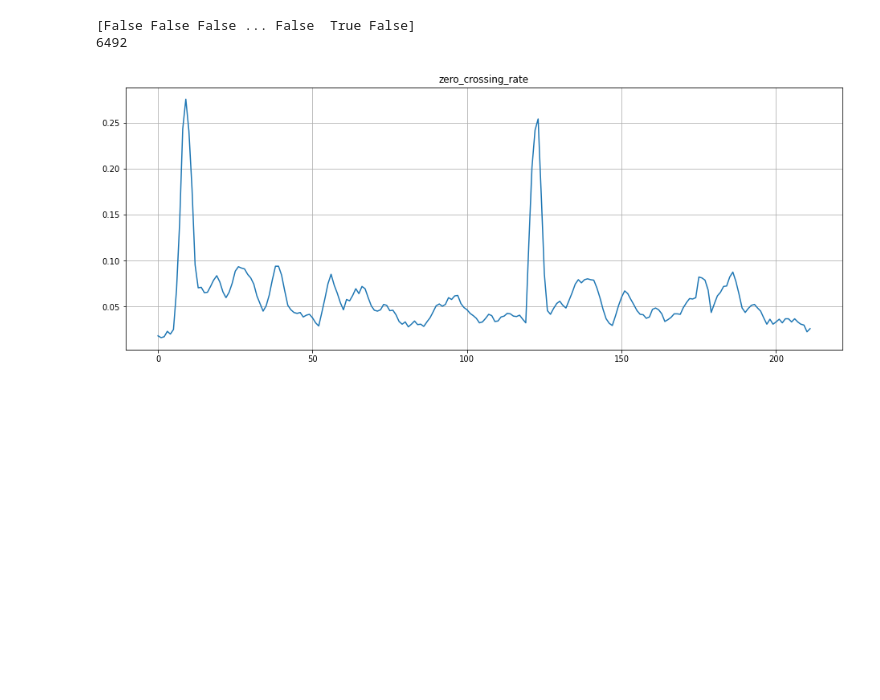
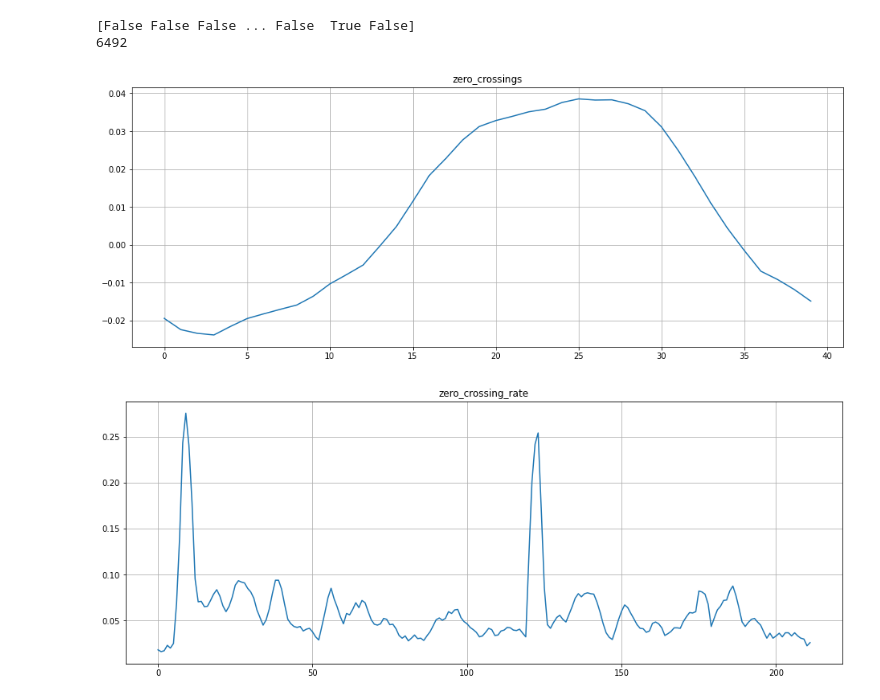
Before and after one commit to zashin-AI/JongHo, a Jupyter notebook: zero_crossing_rate_change.ipynb, the cells around one changed output. Cells and saved outputs as stored; diff of their text form; code cells hidden in the pictures; blank space fills up the shorter version.

```diff
--- a/zero_crossing_rate_change.ipynb
+++ b/zero_crossing_rate_change.ipynb
@@ -27,13 +27,19 @@ print(sum(zero_crossings))
 # %%
 import matplotlib.pyplot as plt
 n0 = 9000
 n1 = 9040
 
 plt.figure(figsize=(16, 6))
+plt.title('zero_crossings')
+plt.plot(y[n0:n1])   # zero_crossings
+plt.grid()
+
+plt.figure(figsize=(16, 6))
 plt.title('zero_crossing_rate')
-# plt.plot(y[n0:n1])    # zero_crossings
-plt.plot(a[0])          # zero_crossing_rate -> 음의 높낮이를 확인할수 있다.
+plt.plot(a[0])       # zero_crossing_rate -> 음의 높낮이를 확인할수 있다.
 plt.grid()
+
 plt.show()
 # %% [output]
-[figure, old version]
+[figure, new version]
+[figure, added]
```
Also changed, not shown: 4 other files.
